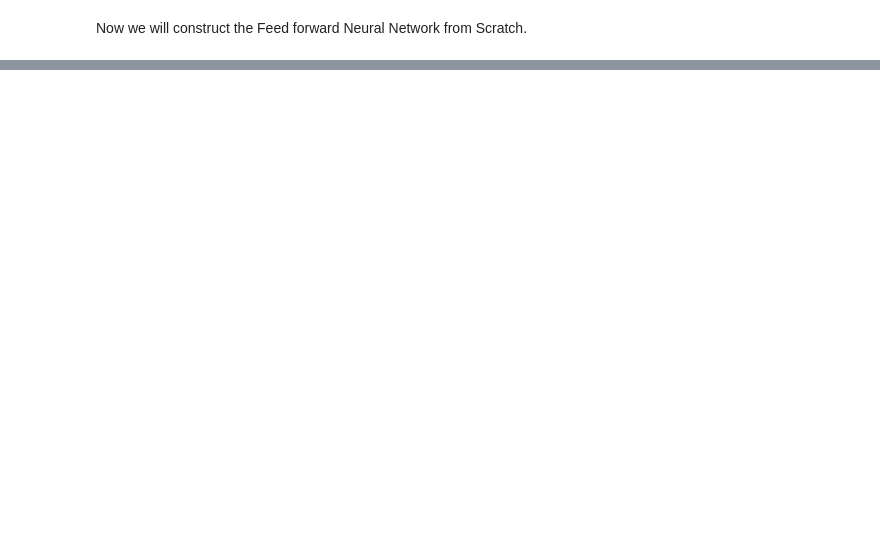
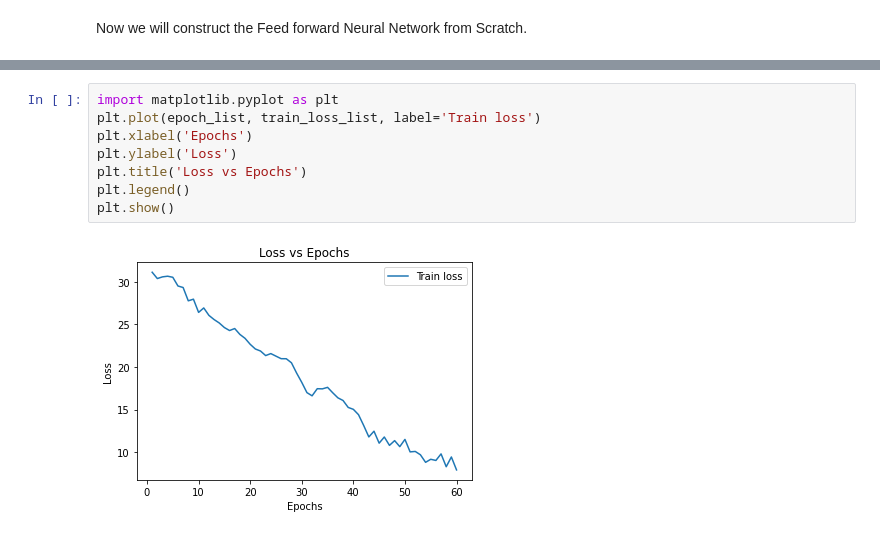
Before and after one commit to Shivansh20128/DL-Assignments, a Jupyter notebook: 2020128-A1/hello.ipynb, the cells around one changed output, grey strips where cells are left out. Cells and saved outputs as stored; diff of their text form; blank space fills up the shorter version.

```diff
--- a/2020128-A1/hello.ipynb
+++ b/2020128-A1/hello.ipynb
@@ -704,0 +677,10 @@ accuracy:  0.96
+# %%
+import matplotlib.pyplot as plt
+plt.plot(epoch_list, train_loss_list, label='Train loss')
+plt.xlabel('Epochs')
+plt.ylabel('Loss')
+plt.title('Loss vs Epochs')
+plt.legend()
+plt.show()
+# %% [output]
+[figure, added]
```
Also changed, not shown: parts of 21 cells of this notebook.
